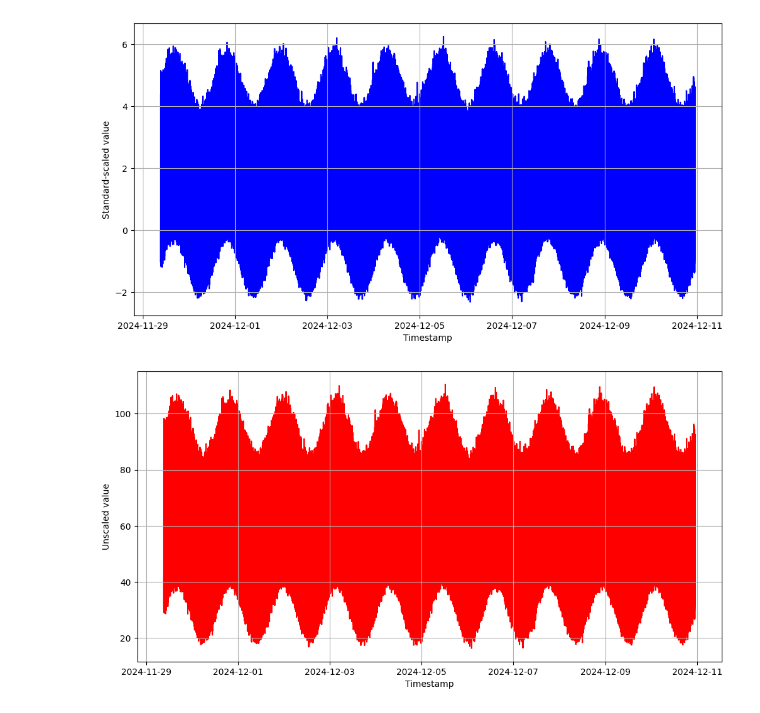
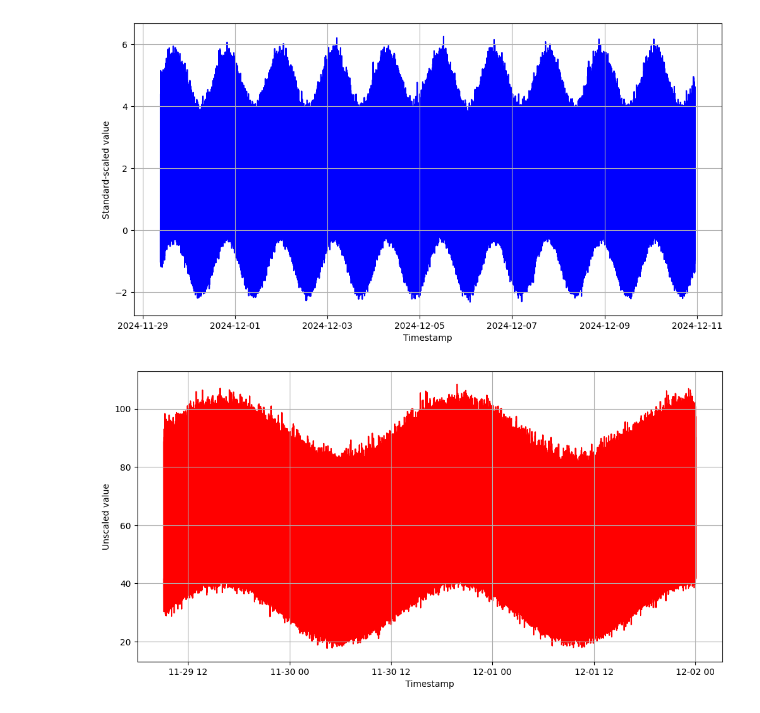
Before and after one commit to Martini-111/Anomaly_Detection, a Jupyter notebook: NAB_notebook.ipynb, the cells around one changed output. Cells and saved outputs as stored; diff of their text form; code cells hidden in the pictures.

```diff
--- a/NAB_notebook.ipynb
+++ b/NAB_notebook.ipynb
@@ -193,18 +191,21 @@ plt.show()
 # %% [output]
 [figure]
 # %%
-plt.figure(figsize=(12,6))
-plt.plot(pc1_df['timestamp'], pc1_df['cpu_temperature'], label='Value of cpu_temperature', color='red', zorder=1)
-
-# Optional: highlight anomalies if you have them
-# anomalies = inp_df[inp_df['anomaly_window'] == 1]
-# plt.scatter(anomalies['timestamp'], anomalies['std_value'],
-#             color='red', label='Anomaly', marker='x', zorder=2)
-
-plt.xlabel("Timestamp")
-plt.ylabel("Unscaled value")
-# plt.legend()
-plt.grid(True)
-plt.show()
+small_slice = pc1_df[pc1_df["timestamp"] < pd.Timestamp("2024-12-02")]
+# small_slice.count()
-# %% [output]
-[figure, removed]
+# %%
+plt.figure(figsize=(12,6))
+plt.plot(small_slice['timestamp'], small_slice['cpu_temperature'], label='Value of cpu_temperature', color='red', zorder=1)
+
+# Optional: highlight anomalies if you have them
+# anomalies = inp_df[inp_df['anomaly_window'] == 1]
+# plt.scatter(anomalies['timestamp'], anomalies['std_value'],
+#             color='red', label='Anomaly', marker='x', zorder=2)
+
+plt.xlabel("Timestamp")
+plt.ylabel("Unscaled value")
+# plt.legend()
+plt.grid(True)
+plt.show()
+# %% [output]
+[figure, added]
```
Also changed, not shown: parts of 7 cells of this notebook, 1 other file.
